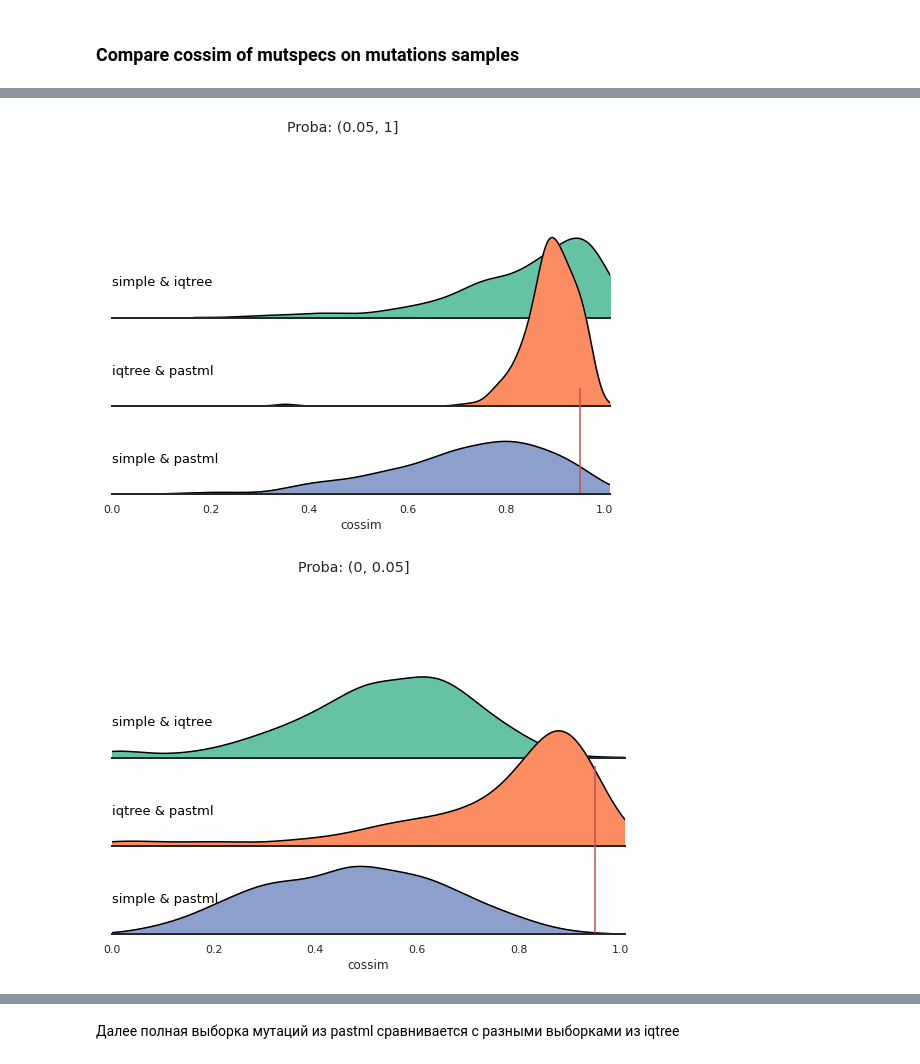
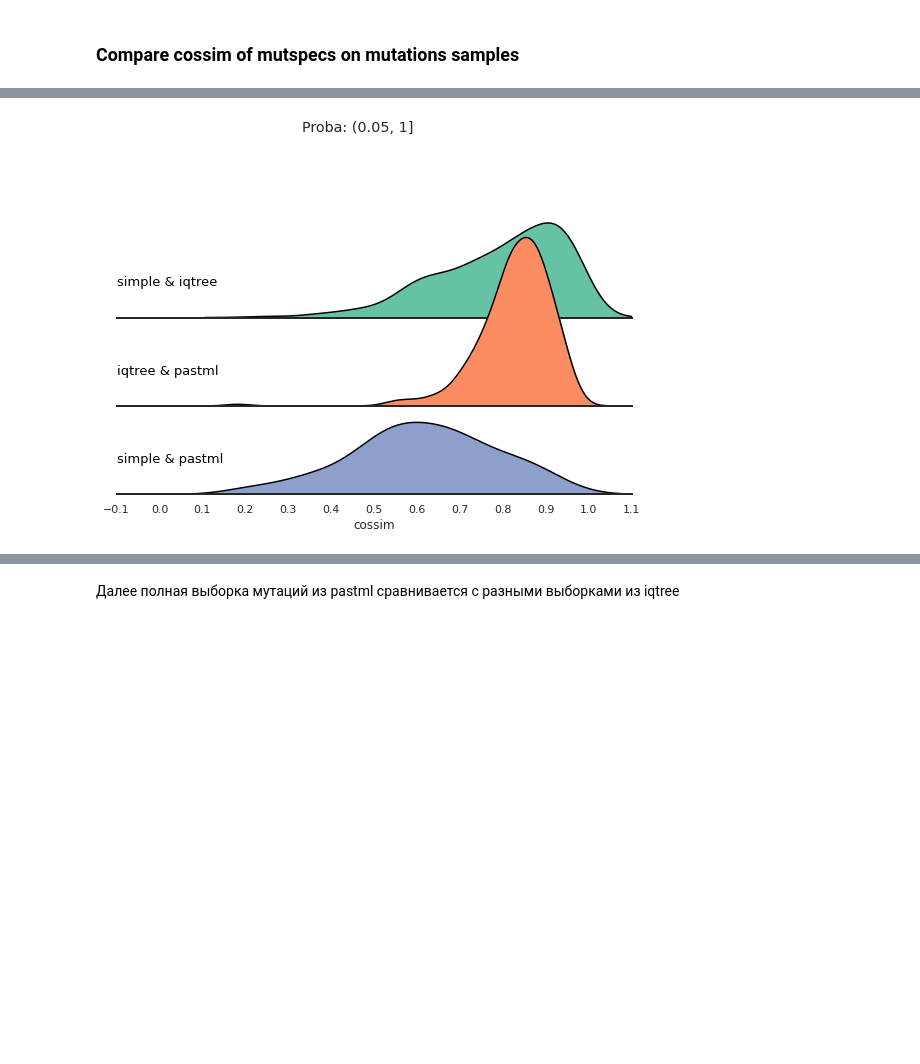
Before and after one commit to mitoclub/PyMutSpec, a Jupyter notebook: notebooks/pastml_report.ipynb, the cells around one changed output, grey strips where cells are left out. Drawn from its saved outputs; the diff is of its cells as text; code cells hidden in the pictures; blank space fills up the shorter version.

```diff
--- a/notebooks/pastml_report.ipynb
+++ b/notebooks/pastml_report.ipynb
@@ -473,10 +491,10 @@ def calc_tree_mutspec(mut, freqs, lbl="syn", pmin=0.0, pmax=1.0):
     for (ref_node, alt_node), cur_mut in mut.groupby(["RefNode", "AltNode"]):
         # sample freqs
         _cur_freq_df = freqs[(freqs.Node == ref_node) & (freqs.Label == lbl)]
-        cur_freq = _cur_freq_df[possible_codons].sum(axis=0).to_dict()
+        cur_freq = _cur_freq_df[possible_sbs192].sum(axis=0).to_dict()
 
         # calculate mutspec
-        ms192 = calculate_mutspec(cur_mut, cur_freq, lbl, True, True)
+        ms192 = calculate_mutspec(cur_mut, cur_freq, lbl, use_context=True, use_proba=True)
         ms192["RefNode"] = ref_node
         ms192["AltNode"] = alt_node
         ms192["Label"] = lbl
@@ -490,7 +508,7 @@ def calc_tree_mutspec(mut, freqs, lbl="syn", pmin=0.0, pmax=1.0):
 space = [0.00, 0.05, 0.30, .50, 0.80, 1.00]
 # %%
 for p1, p2 in zip(space[:-1], space[1:]):
-    mut_exp_num_iqtree = mut_proba[(mut_proba.ProbaFull > p1) & (mut_proba.ProbaFull <= p2)].ProbaFull.sum()
+    mut_exp_num_iqtree = mut_iqtree[(mut_iqtree.ProbaFull > p1) & (mut_iqtree.ProbaFull <= p2)].ProbaFull.sum()
     mut_exp_num_pastml = mut_pastml[(mut_pastml.ProbaFull > p1) & (mut_pastml.ProbaFull <= p2)].ProbaFull.sum()
     print(f"{p1:.2f}\t{p2:.2f}\t{mut_exp_num_iqtree:.1f}\t{mut_exp_num_pastml:.1f}")
 # %% [output]
@@ -502,7 +520,7 @@ for p1, p2 in zip(space[:-1], space[1:]):
 # %%
 ms_cat_iqtree = []
 for p1, p2 in zip(space[:-1], space[1:]):
-    ms = calc_tree_mutspec(mut_proba, freqs_iqtree, "syn", p1, p2)
+    ms = calc_tree_mutspec(mut_iqtree, freqs_iqtree, "syn", p1, p2)
     ms["Cat"] = f"{p1:.2f}_{p2:.2f}"
     ms_cat_iqtree.append(ms)
 
@@ -540,16 +558,16 @@ plt.xticks(rotation=90);
 # %% [markdown]
 ### Compare cossim of mutspecs on mutations samples
 # %%
-def plot_compared(p1, p2, constant_pastml=False):
-    lbl = "syn"
-    ms_iqtree = calc_tree_mutspec(mut_proba,  freqs_iqtree, lbl, p1, p2)
+def plot_compared(p1, p2, lbl="syn", constant_pastml=False):
+    ms_simple = mutspec_simple[(mutspec_simple.Label == lbl)]
+    ms_iqtree = calc_tree_mutspec(mut_iqtree, freqs_iqtree, lbl, p1, p2)
     if constant_pastml:
         ms_pastml = calc_tree_mutspec(mut_pastml, freqs_pastml, lbl, 0, 1)
     else:
         ms_pastml = calc_tree_mutspec(mut_pastml, freqs_pastml, lbl, p1, p2)
     sims_data = []
     for anode in set(mutspec_simple.AltNode):
-        df1 = mutspec_simple[(mutspec_simple.Label == lbl) & (mutspec_simple.AltNode == anode)].set_index("Mut").sort_index()
+        df1 = ms_simple[(ms_simple.AltNode == anode)].set_index("Mut").sort_index()
         df2 = ms_iqtree[(ms_iqtree.AltNode == anode)].set_index("Mut").sort_index()
         df3 = ms_pastml[(ms_pastml.AltNode == anode)].set_index("Mut").sort_index()
 
@@ -584,8 +602,8 @@ def plot_compared(p1, p2, constant_pastml=False):
     if constant_pastml:
         title = f"Proba: iqtree: ({p1}, {p2}]; pastml: (0, 1]"
     plt.suptitle(title, y=0.98)
-    plt.vlines([0.95], 0, 5, 'r')
     plt.xlim(0, 1.01)
+    plt.xticks(np.linspace(-0.1, 1.1, 13))
     plt.show()
 # %% [markdown]
 Ниже графики, в которых мутспек считается по подвыборке мутаций с указанной вероятностью.
@@ -598,8 +616,6 @@ plot_compared(0, 1)
 # %%
 plot_compared(0.05, 1)
-plot_compared(0, 0.05)
 # %% [output]
-[figure, old version]
+[figure, new version]
-[figure, removed]
 # %%
 plot_compared(0.1, 1)
```
Also changed, not shown: parts of 37 cells of this notebook, 2 other files.
